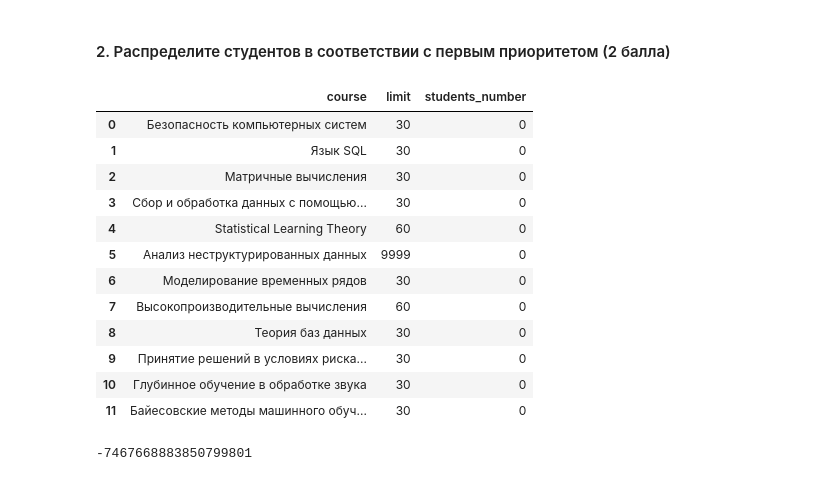
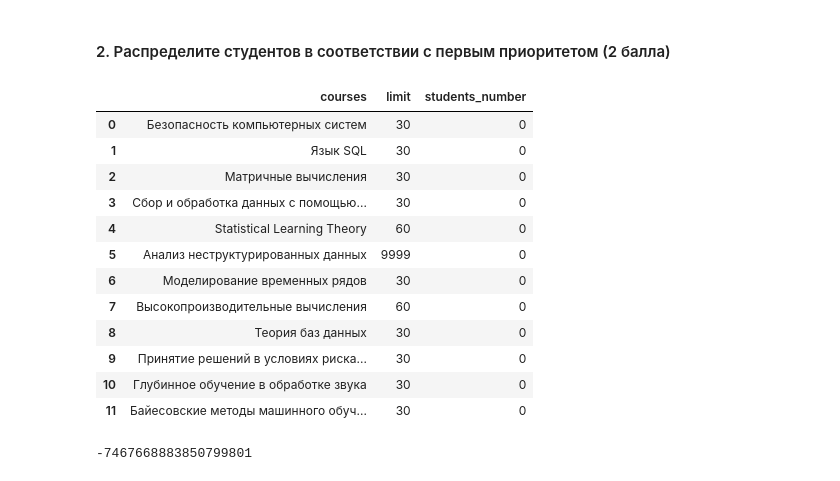
Before and after one commit to SergeyPishchulov/MO, a Jupyter notebook: practice_01_pandas.ipynb, the cells around one changed output. Drawn from its saved outputs; the diff is of its cells as text; code cells hidden in the pictures.

```diff
--- a/practice_01_pandas.ipynb
+++ b/practice_01_pandas.ipynb
@@ -447,17 +447,18 @@ assert(df[df['id'] == 'e4caca755ee0bdd711e18fb8084958b5'][col_name] == 1).all()
 #### 2. Распределите студентов в соответствии с первым приоритетом (2 балла)
 # %%
 unique_courses_fall = df[['fall_1', 'fall_2','fall_3']].stack().unique()
-df_unique_courses_fall = pd.DataFrame({'course': unique_courses_fall})
+# Создадим вспомогательный df для подсчета мест на курсах
+df_unique_courses_fall = pd.DataFrame({'courses': unique_courses_fall})
 
 df_unique_courses_fall['limit'] = 30
 df_unique_courses_fall['students_number'] = 0
 
-df_unique_courses_fall.loc[df_unique_courses_fall['course'] == 'Statistical Learning Theory', 'limit'] = 60
-df_unique_courses_fall.loc[df_unique_courses_fall['course'] == 'Высокопроизводительные вычисления', 'limit'] = 60
-df_unique_courses_fall.loc[df_unique_courses_fall['course'] == 'Анализ неструктурированных данных', 'limit'] = 9999
+df_unique_courses_fall.loc[df_unique_courses_fall['courses'] == 'Statistical Learning Theory', 'limit'] = 60
+df_unique_courses_fall.loc[df_unique_courses_fall['courses'] == 'Высокопроизводительные вычисления', 'limit'] = 60
+df_unique_courses_fall.loc[df_unique_courses_fall['courses'] == 'Анализ неструктурированных данных', 'limit'] = 9999
 df_unique_courses_fall
 # %% [output]
-|  | course | limit | students_number |
+|  | courses | limit | students_number |
 | 0 | Безопасность компьютерных систем | 30 | 0 |
 | 1 | Язык SQL | 30 | 0 |
 | 2 | Матричные вычисления | 30 | 0 |
```
Also changed, not shown: parts of 2 cells of this notebook.
